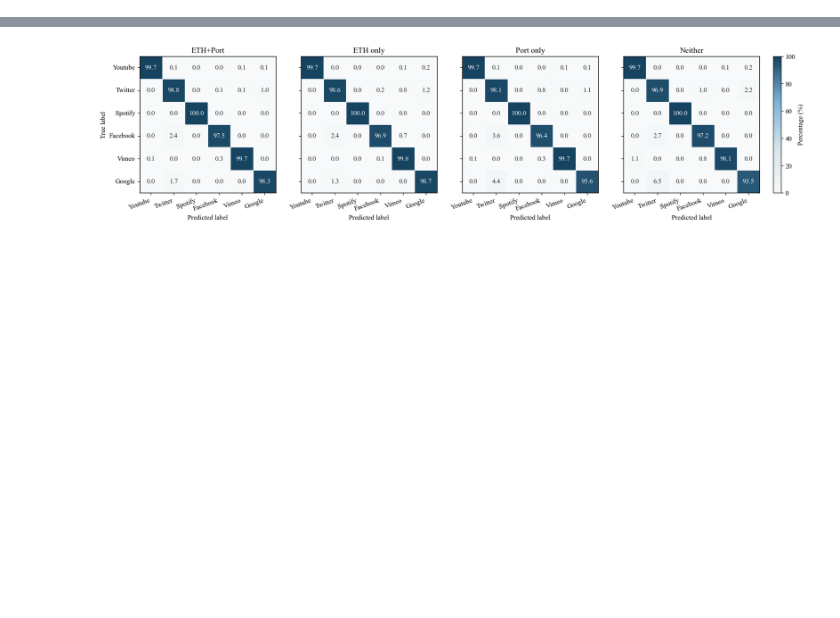
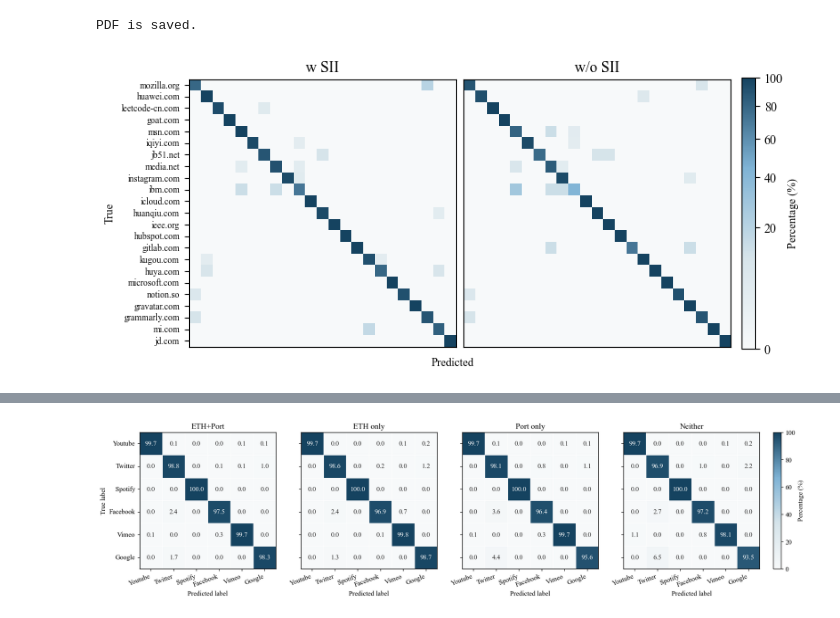
Before and after one commit to RakuLomis/traffic_encoder, a Jupyter notebook: visualization_impact_mac_port.ipynb, the cells around one changed output, grey strips where cells are left out. Saved outputs shown, nothing was run; the diff lists cells and outputs as text; code cells hidden in the pictures; blank space fills up the shorter version.

```diff
--- a/visualization_impact_mac_port.ipynb
+++ b/visualization_impact_mac_port.ipynb
@@ -35,0 +132,12 @@ titles = [
+# %%
+fig = plot_confusion_matrix_global(cm_list=cm_list,
+                                titles=titles,
+                                label_order=label_order_CSTNET,
+                                global_xlabel_y=0.07)
+plt.savefig(os.path.join(cm_dir, 'impact_sii_Cipher_cm.pdf'), format="pdf", bbox_inches='tight')
+print("PDF is saved.")
+plt.show()
+plt.close()
+# %% [output]
+PDF is saved.
+[figure, added]
```
Also changed, not shown: parts of 12 cells of this notebook, 3 other files.
